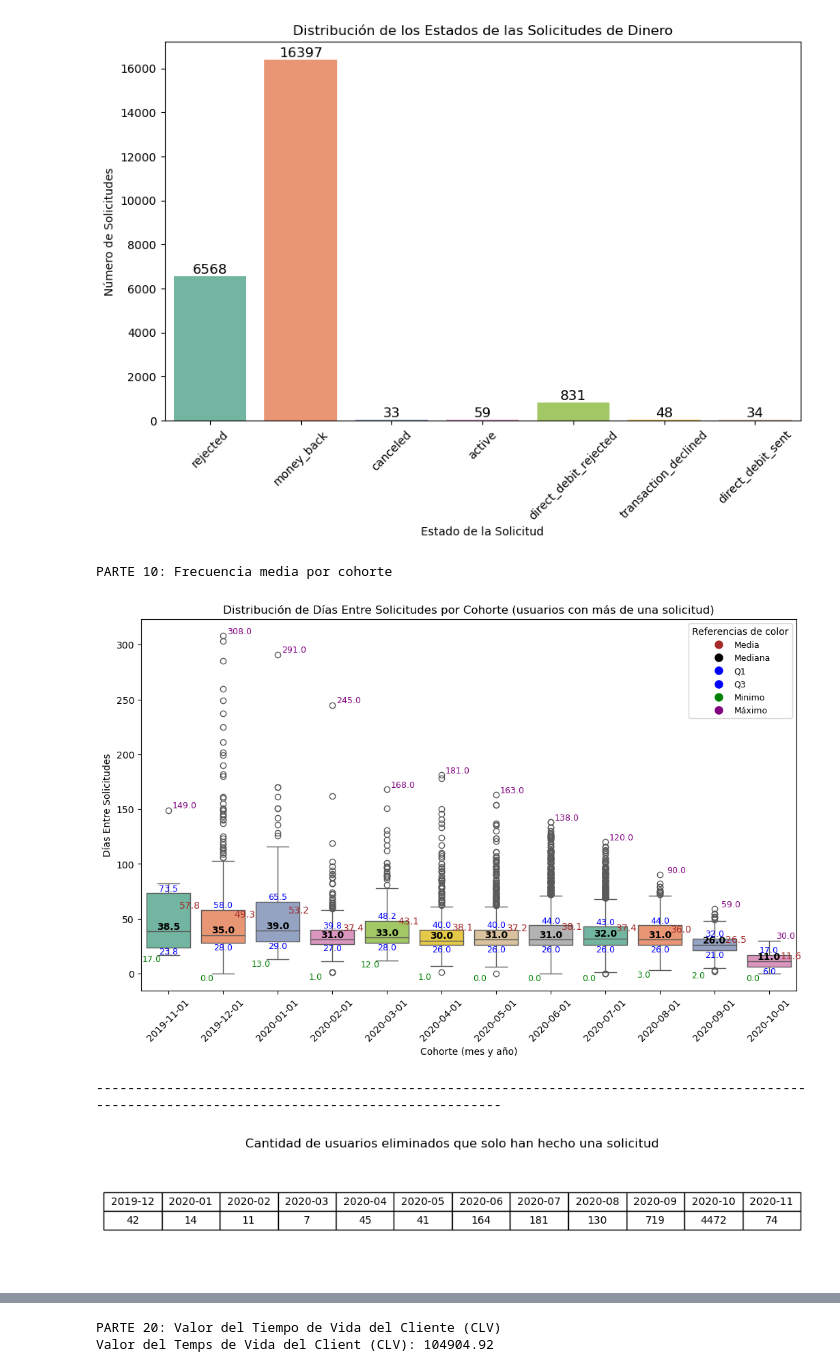
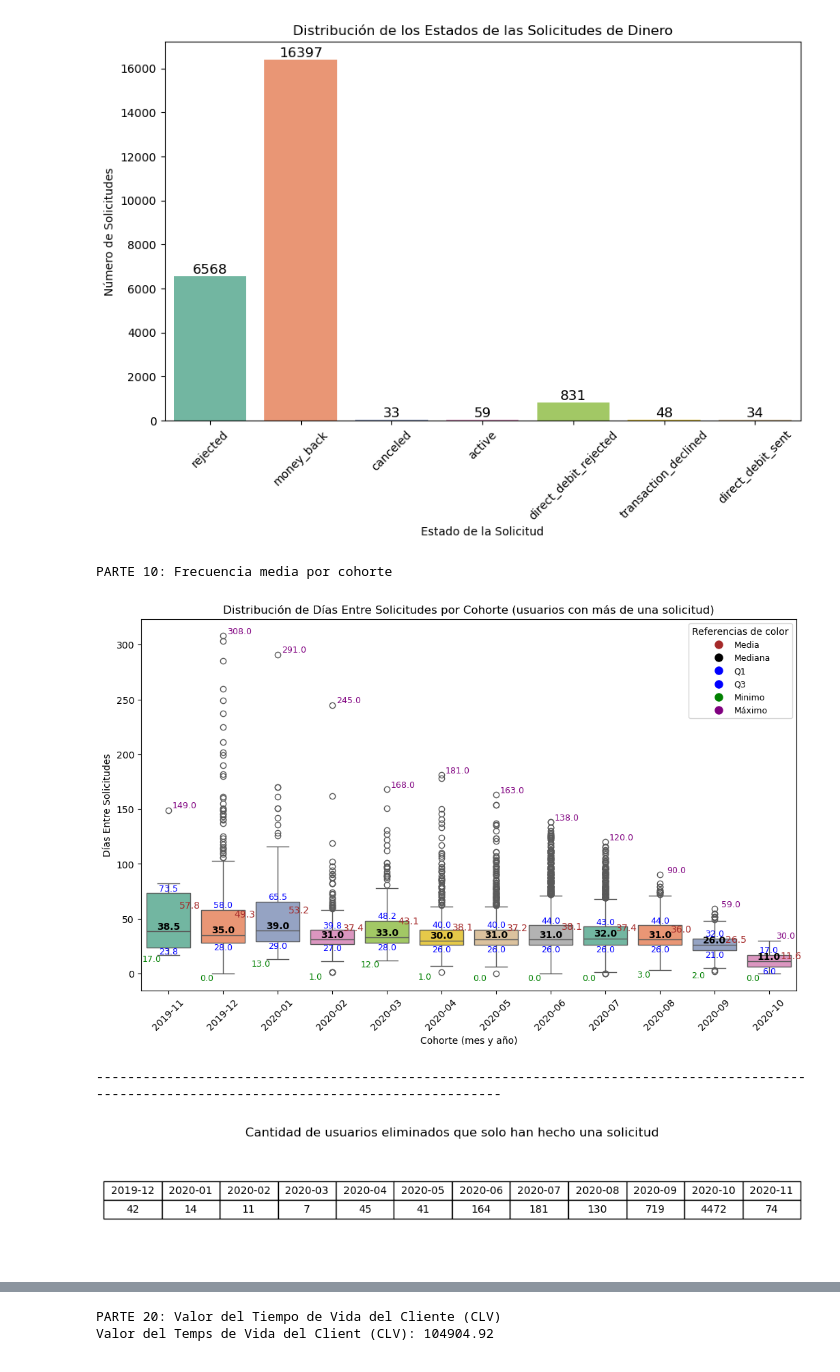
Before and after one commit to FlorGuindo/Curso-DA-Flor-Guindo, a Jupyter notebook: Proyect grupo 5 BRUTO2.ipynb, the cells around one changed output, grey strips where cells are left out. Cells and saved outputs as stored; diff of their text form; code cells hidden in the pictures.

```diff
--- a/Proyect grupo 5 BRUTO2.ipynb
+++ b/Proyect grupo 5 BRUTO2.ipynb
@@ -270,6 +270,7 @@ df_cash_single_request = df_cash[df_cash['user_id'].isin(single_request_users) &
 single_request_count = df_cash_single_request.groupby('cohort')['user_id'].nunique().reset_index(name='single_request_count')
 # Ordenar cronoogicamente los cohortes en el eje x
 df_cash_filtered['cohort'] = pd.to_datetime(df_cash_filtered['cohort'])
+df_cash_filtered['cohort'] = df_cash_filtered['cohort'].dt.strftime('%Y-%m')
 df_cash_filtered = df_cash_filtered.sort_values(by='cohort')
 single_request_count['cohort'] = pd.to_datetime(single_request_count['cohort'])
 single_request_count = single_request_count.sort_values(by='cohort')
@@ -310,34 +311,34 @@ legend_elements = [
     plt.Line2D([0], [0], marker='o', color='w', label='Q1', markerfacecolor='blue', markersize=10),
     plt.Line2D([0], [0], marker='o', color='w', label='Q3', markerfacecolor='blue', markersize=10),
     plt.Line2D([0], [0], marker='o', color='w', label='Minimo', markerfacecolor='green', markersize=10),
     plt.Line2D([0], [0], marker='o', color='w', label='Máximo', markerfacecolor='purple', markersize=10)
 ]
 plt.legend(handles=legend_elements, loc='upper right', fontsize=9, title='Referencias de color')
 
 # 10.8 Ajustar el layout para los textos desplazados
 plt.subplots_adjust(left=0.1, bottom=0.2)
 # 10.9 Mostrar el diagrama
 plt.show()
 
 print("-----------------------------------------------------------------------------------------------------------------------------------------------")
 #10.9.1 Crear una nueva figura de tabla horizontal para incluir a los usuarios eliminados
 plt.figure(figsize=(12, 2))
 table = plt.table(cellText=[single_request_count['single_request_count'].values],
                   colLabels=single_request_count['cohort'].dt.strftime('%Y-%m'),
                   loc='center', cellLoc='center')
 
 table.auto_set_font_size(False)
 table.set_fontsize(10)
 table.scale(1, 1.5)
 
 # Ocultar ejes ya que solo mostramos la tabla
 plt.axis('off')
 plt.title('Cantidad de usuarios eliminados que solo han hecho una solicitud')
 #10.9.2 Mostrar la nueva tabla
 plt.show()
 # %% [output]
 PARTE 10: Frecuencia media por cohorte
-[figure, old version]
+[figure, new version]
 -----------------------------------------------------------------------------------------------------------------------------------------------
 [figure]
 # %%
```
Also changed, not shown: parts of 17 cells of this notebook.
